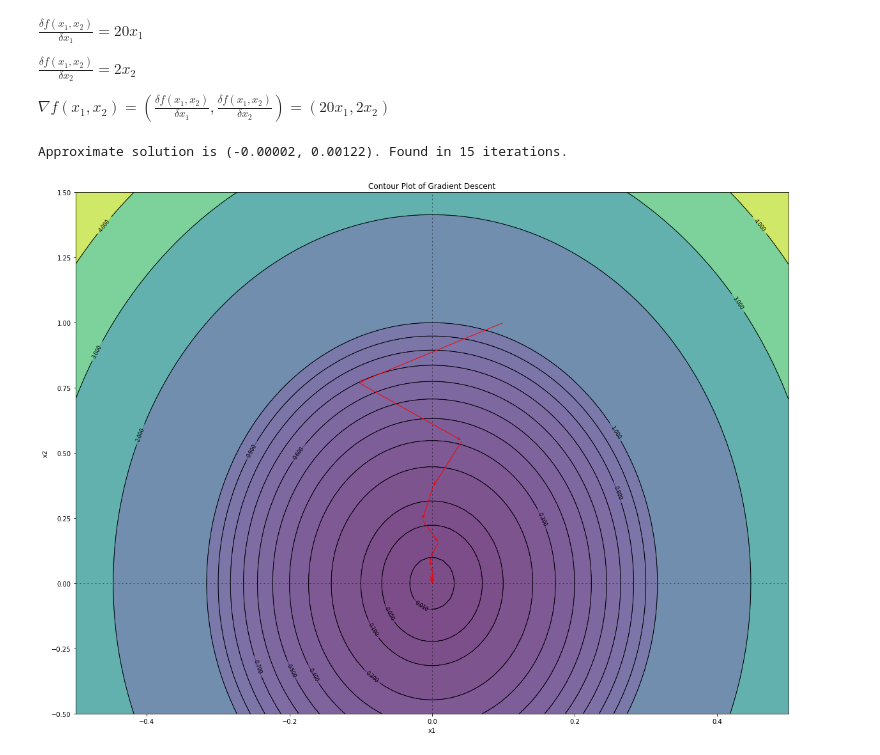
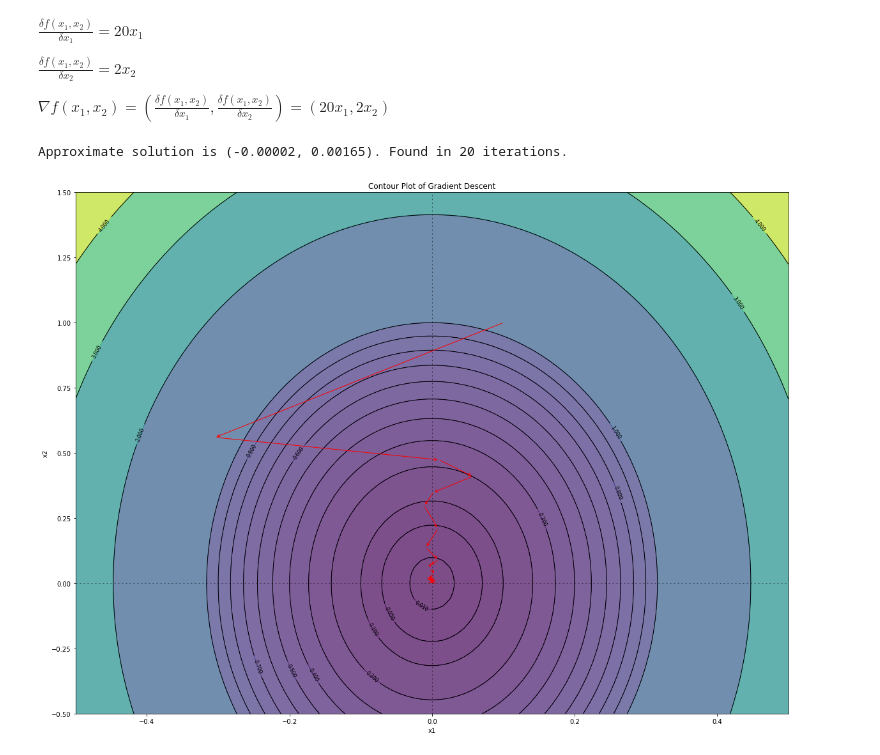
Before and after one commit to kai-wren/LinAl, a Jupyter notebook: LA_HW7.ipynb, the cells around one changed output. Cells and saved outputs as stored; diff of their text form; code cells hidden in the pictures.

```diff
--- a/LA_HW7.ipynb
+++ b/LA_HW7.ipynb
@@ -17,25 +17,28 @@ def function_5_derivative(x):
 def gradient_step(t, x_old):
     grad = function_5_derivative(x_old)
     x_new = x_old - t*grad
+#     print(x_new)
     return x_new
 
-def gradient_step_momentum(t, x_old, alpha, beta, z_old):
+def gradient_step_momentum(t, x_old, beta, z_old):
     grad = function_5_derivative(x_old)
     z = grad + beta*z_old
-    x_new = x_old - alpha*z
+    x_new = x_old - t*z
     return x_new, z
 
 def gradient_method(acc, x0):
     z_old =  x_old = x0
-    t = 0.01
+    t = 0.2 #0.01 for fradient descent with momentum and fixed step #0.2 for gradient descent with calculated step
+    #0.09 for gradient descent with fixes step
+    beta = 0.2#0.8 for fradient descent with momentum and fixed step
     iter_count = 0
 
     while True:
         iter_count+=1
         xs.append(x_old)
 #         x_new = gradient_step(t, x_old)
-        x_new, z_old = gradient_step_momentum(t, x_old, 0.1, 0.3, z_old)
-        t = calc_step(x_new, x_old)
+        x_new, z_old = gradient_step_momentum(t, x_old, beta, z_old)
+        t=calc_step(x_new, x_old)
         if np.linalg.norm(x_new - x_old) <= acc:
             xs.append(x_new)
             return x_new, iter_count
@@ -43,39 +46,39 @@ def gradient_method(acc, x0):
         x_old = x_new
 
 def calc_step(x_new, x_old):
-    return np.dot((x_new-x_old).T,(function_5_derivative(x_new) - function_5_derivative(x_old)))/np.linalg.norm(function_5_derivative(x_new) - function_5_derivative(x_old))
+    return np.dot((x_new-x_old).T,(function_5_derivative(x_new) - function_5_derivative(x_old)))/np.linalg.norm(function_5_derivative(x_new) - function_5_derivative(x_old))**2
 
 
 x0=np.array([[0.1], [1]])
 acc = 0.001
 xs=[]
 
 solution, iter_count = gradient_method(acc, x0)
 print("Approximate solution is (%.5f," %solution[0], "%.5f)." %solution[1], "Found in %s iterations." %iter_count)
 
 xs_arr = np.array(xs)
 
 plt.figure(figsize=(20,15))
 x1 = np.linspace(-0.5, 0.5, 100)
 x2 = np.linspace(-0.5, 1.5, 100)
 X1, X2 = np.meshgrid(x1, x2)
 Y = 10*X1**2 + X2**2
 levels = [0, 0.01, 0.05, 0.1, 0.2, 0.3, 0.4, 0.5, 0.6, 0.7, 0.8, 0.9, 1.0, 2.0, 3.0, 4.0, 5.0]
 
 plt.contourf(X1, X2, Y, levels, alpha=0.7)
 plt.axhline(0, color='black', alpha=.5, dashes=[2, 4],linewidth=1)
 plt.axvline(0, color='black', alpha=0.5, dashes=[2, 4],linewidth=1)
 for i in range(len(xs_arr) - 1):
     plt.annotate('', xy=xs_arr[i + 1, :], xytext=xs_arr[i, :],
                  arrowprops={'arrowstyle': '->', 'color': 'r', 'lw': 1},
                  va='center', ha='center')
 
 CS = plt.contour(X1, X2, Y, levels, linewidths=1,colors='black')
 plt.clabel(CS, inline=1, fontsize=8)
 plt.title("Contour Plot of Gradient Descent")
 plt.xlabel("x1")
 plt.ylabel("x2")
 plt.show()
 # %% [output]
-Approximate solution is (-0.00002, 0.00122). Found in 15 iterations.
+Approximate solution is (-0.00002, 0.00165). Found in 20 iterations.
-[figure, old version]
+[figure, new version]
```
